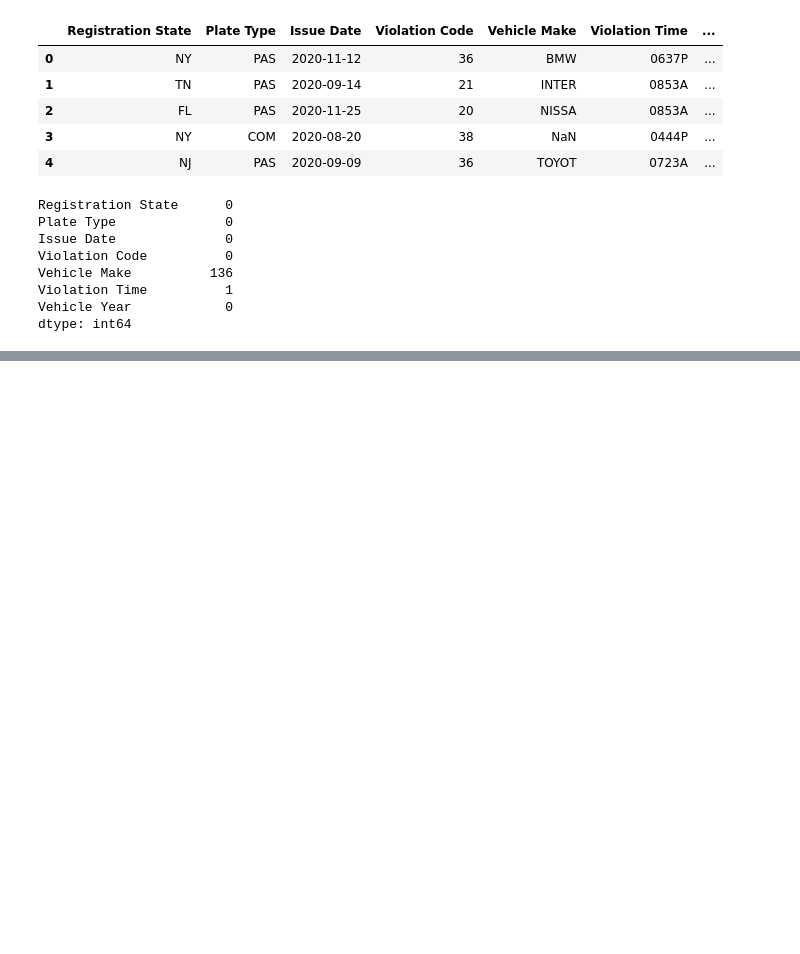
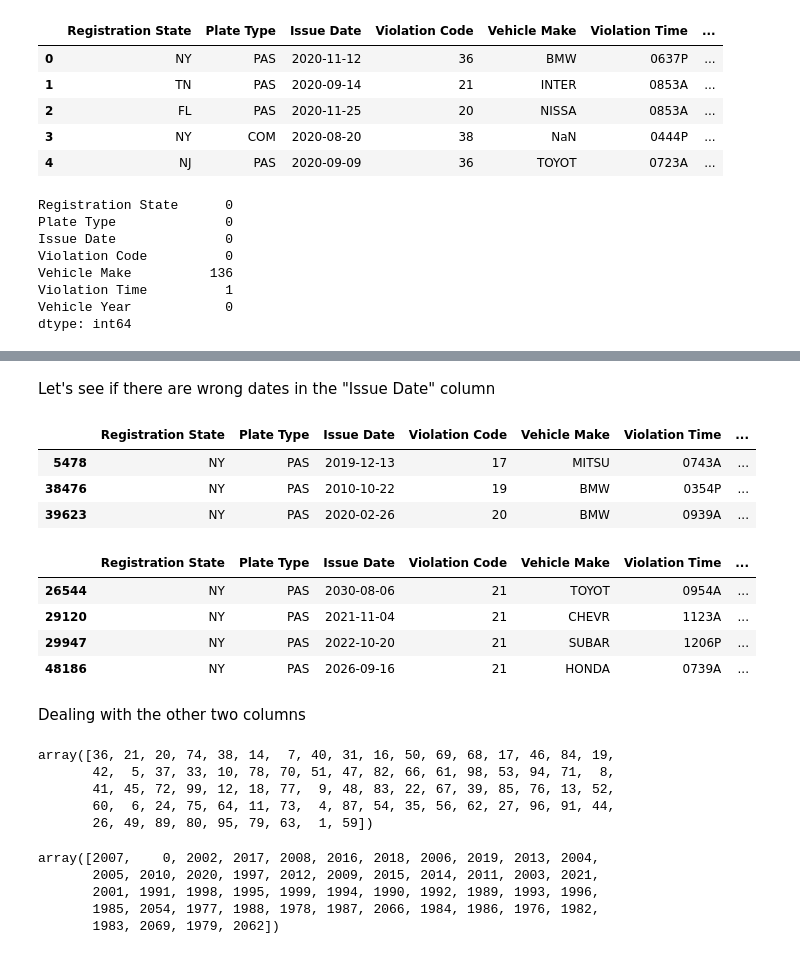
Before and after one commit to pedrohortencio/data-analysis-projects, a Jupyter notebook: NYC Parking Violations/NYC_Parking_Violations.ipynb, the cells around one changed output, grey strips where cells are left out. Saved outputs shown, nothing was run; the diff lists cells and outputs as text; code cells hidden in the pictures; blank space fills up the shorter version.

```diff
--- a/NYC Parking Violations/NYC_Parking_Violations.ipynb
+++ b/NYC Parking Violations/NYC_Parking_Violations.ipynb
@@ -119,0 +149,7 @@ dtype: int64
+# %%
+# Let's discart these rows, along with the ones that have some column with NaN value:
+
+df = df[(df['Registration State'] != "99")
+    & (df['Plate Type'] != "999")
+    & (df['Vehicle Make'].notnull())
+    & (df['Violation Time'].notnull())]
@@ -119,0 +161,19 @@ dtype: int64
+# %% [markdown]
+Let's see if there are wrong dates in the "Issue Date" column
+# %%
+# Dates before 04/01/2020 (beggining of the fiscal year)
+df[df["Issue Date"] <= '2020-04-01']
+# %% [output]
+|  | Registration State | Plate Type | Issue Date | Violation Code | Vehicle Make | Violation Time | ... |
+| 5478 | NY | PAS | 2019-12-13 | 17 | MITSU | 0743A | ... |
+| 38476 | NY | PAS | 2010-10-22 | 19 | BMW | 0354P | ... |
+| 39623 | NY | PAS | 2020-02-26 | 20 | BMW | 0939A | ... |
+# %%
+# Dates after 11/30/2020 (the end of the fiscal year)
+df[df["Issue Date"] >= '2020-11-30']
+# %% [output]
+|  | Registration State | Plate Type | Issue Date | Violation Code | Vehicle Make | Violation Time | ... |
+| 26544 | NY | PAS | 2030-08-06 | 21 | TOYOT | 0954A | ... |
+| 29120 | NY | PAS | 2021-11-04 | 21 | CHEVR | 1123A | ... |
+| 29947 | NY | PAS | 2022-10-20 | 21 | SUBAR | 1206P | ... |
+| 48186 | NY | PAS | 2026-09-16 | 21 | HONDA | 0739A | ... |
@@ -119,0 +185,23 @@ dtype: int64
+# %% [markdown]
+Dealing with the other two columns
+# %%
+# "Violation Code"
+
+df['Violation Code'].unique()
+# it looks alright
+# %% [output]
+array([36, 21, 20, 74, 38, 14,  7, 40, 31, 16, 50, 69, 68, 17, 46, 84, 19,
+       42,  5, 37, 33, 10, 78, 70, 51, 47, 82, 66, 61, 98, 53, 94, 71,  8,
+       41, 45, 72, 99, 12, 18, 77,  9, 48, 83, 22, 67, 39, 85, 76, 13, 52,
+       60,  6, 24, 75, 64, 11, 73,  4, 87, 54, 35, 56, 62, 27, 96, 91, 44,
+       26, 49, 89, 80, 95, 79, 63,  1, 59])
+# %%
+# "Vehicle Year"
+df['Vehicle Year'].unique()
+# definitely numbers like 0 and bigger than 2020 shouldn't be here
+# %% [output]
+array([2007,    0, 2002, 2017, 2008, 2016, 2018, 2006, 2019, 2013, 2004,
+       2005, 2010, 2020, 1997, 2012, 2009, 2015, 2014, 2011, 2003, 2021,
+       2001, 1991, 1998, 1995, 1999, 1994, 1990, 1992, 1989, 1993, 1996,
+       1985, 2054, 1977, 1988, 1978, 1987, 2066, 1984, 1986, 1976, 1982,
+       1983, 2069, 1979, 2062])
```
Also changed, not shown: parts of 8 cells of this notebook.
